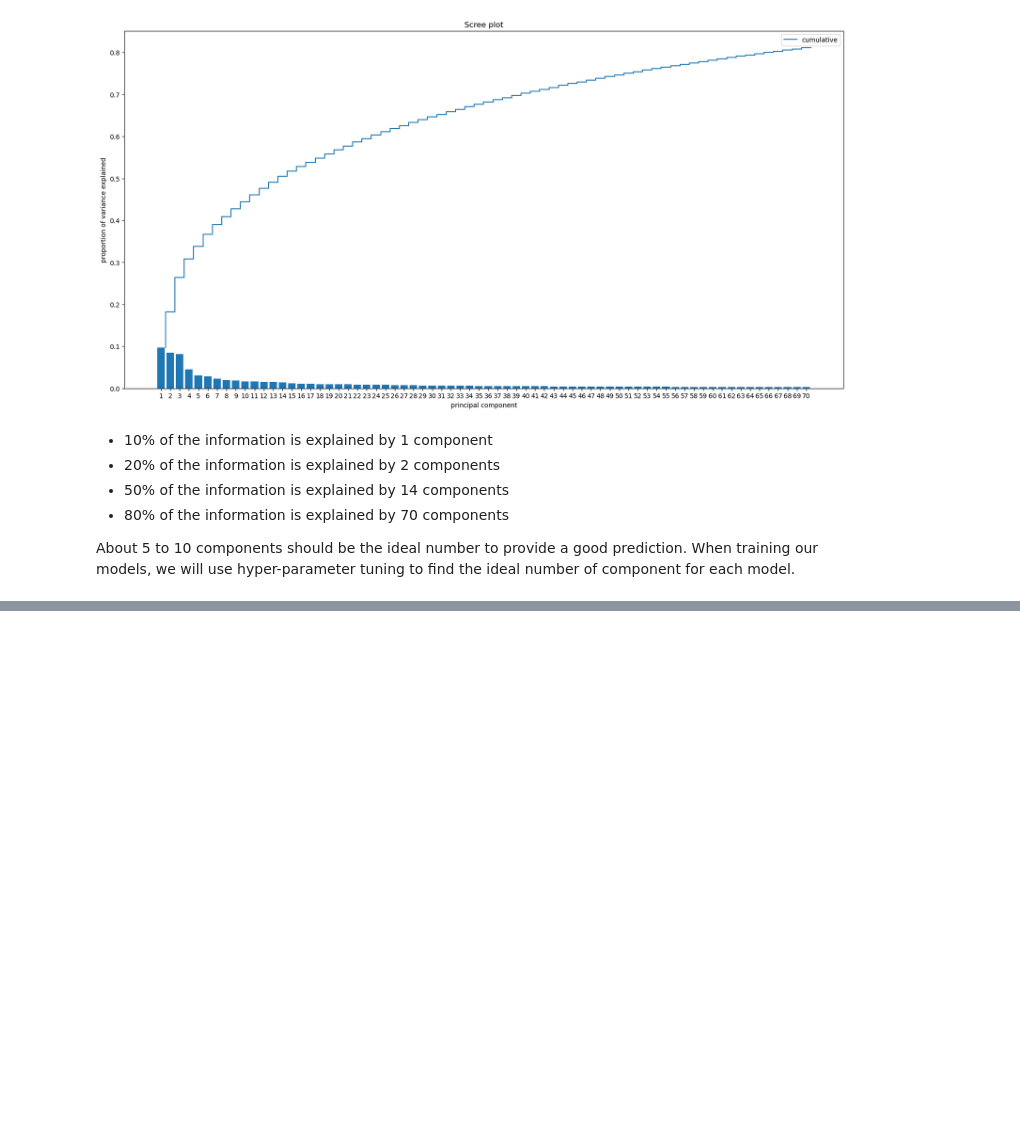
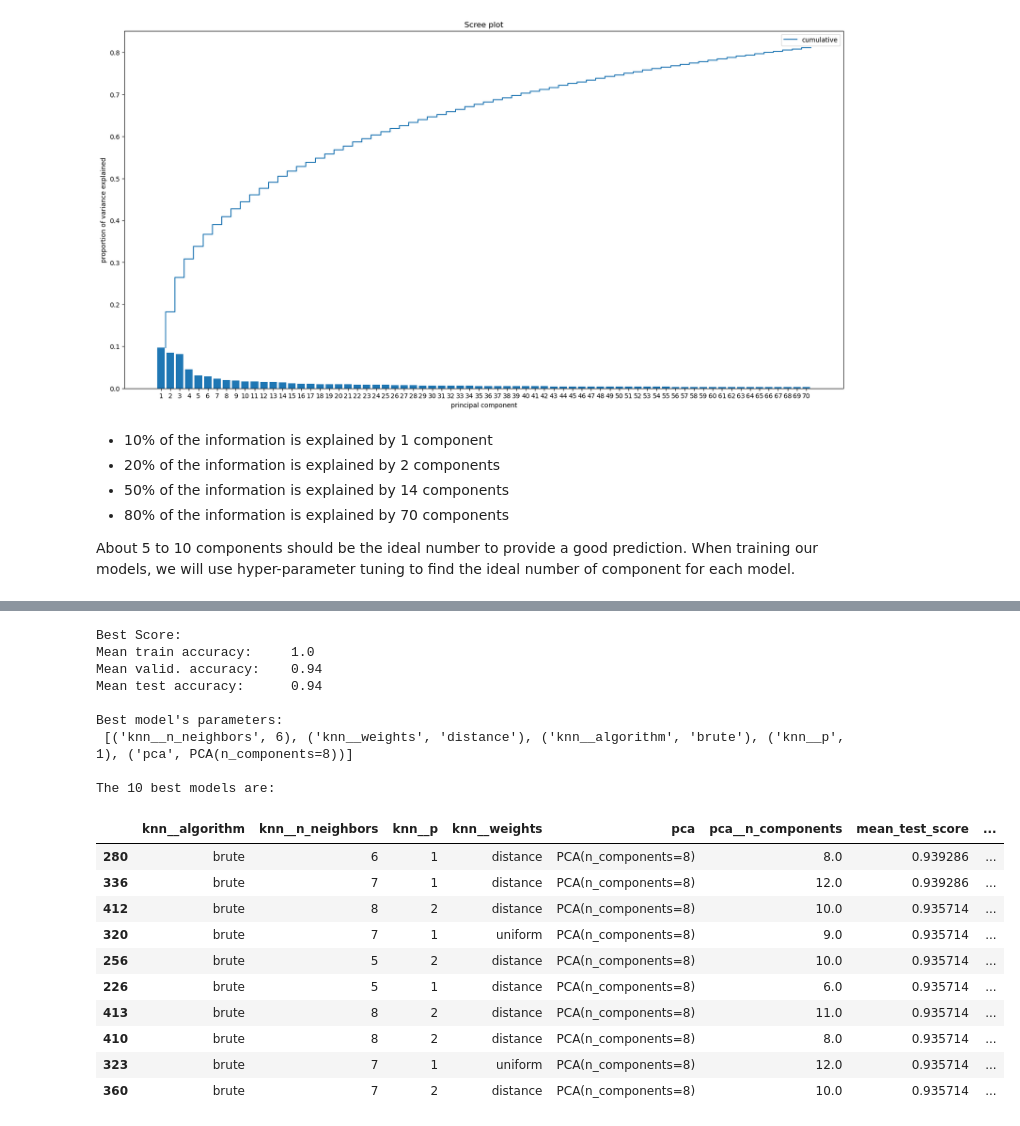
Before and after one commit to FlorianFasmeyer/transfer-learning, a Jupyter notebook: transfer-learning.ipynb, the cells around one changed output, grey strips where cells are left out. Drawn from its saved outputs; the diff is of its cells as text; code cells hidden in the pictures; blank space fills up the shorter version.

```diff
--- a/transfer-learning.ipynb
+++ b/transfer-learning.ipynb
@@ -300,0 +366,36 @@ Clearly, cars, bikes, and motorcycles exhibit distinct feature maps when compare
+# %%
+print(f'''Best Score:
+Mean train accuracy:\t {model.score(X_train_feat, y_train) :.2}
+Mean valid. accuracy:\t {model.score(X_valid_feat, y_valid) :.2}
+Mean test accuracy:\t {model.score(X_test_feat, y_test) :.2}''')
+keys = ['knn__n_neighbors', 'knn__weights', 'knn__algorithm', 'knn__p', 'pca']
+print('\nBest model\'s parameters:\n', [(key, model.best_estimator_.get_params()[key]) for key in keys], '\n')
+
+print('The 10 best models are:')
+gs_results = pd.DataFrame(model.cv_results_['params'])
+gs_results['mean_test_score'] = model.cv_results_['mean_test_score']
+gs_results['mean_train_score'] = model.cv_results_['mean_train_score']
+gs_results['std_test_score'] = model.cv_results_['std_test_score']
+gs_results['std_train_score'] = model.cv_results_['std_train_score']
+gs_results.sort_values('mean_test_score', ascending=False).head(10)
+# %% [output]
+Best Score:
+Mean train accuracy:     1.0
+Mean valid. accuracy:    0.94
+Mean test accuracy:      0.94
+
+Best model's parameters:
+ [('knn__n_neighbors', 6), ('knn__weights', 'distance'), ('knn__algorithm', 'brute'), ('knn__p', 1), ('pca', PCA(n_components=8))]
+
+The 10 best models are:
+|  | knn__algorithm | knn__n_neighbors | knn__p | knn__weights | pca | pca__n_components | mean_test_score | ... |
+| 280 | brute | 6 | 1 | distance | PCA(n_components=8) | 8.0 | 0.939286 | ... |
+| 336 | brute | 7 | 1 | distance | PCA(n_components=8) | 12.0 | 0.939286 | ... |
+| 412 | brute | 8 | 2 | distance | PCA(n_components=8) | 10.0 | 0.935714 | ... |
+| 320 | brute | 7 | 1 | uniform | PCA(n_components=8) | 9.0 | 0.935714 | ... |
+| 256 | brute | 5 | 2 | distance | PCA(n_components=8) | 10.0 | 0.935714 | ... |
+| 226 | brute | 5 | 1 | distance | PCA(n_components=8) | 6.0 | 0.935714 | ... |
+| 413 | brute | 8 | 2 | distance | PCA(n_components=8) | 11.0 | 0.935714 | ... |
+| 410 | brute | 8 | 2 | distance | PCA(n_components=8) | 8.0 | 0.935714 | ... |
+| 323 | brute | 7 | 1 | uniform | PCA(n_components=8) | 12.0 | 0.935714 | ... |
+| 360 | brute | 7 | 2 | distance | PCA(n_components=8) | 10.0 | 0.935714 | ... |
```
Also changed, not shown: parts of 19 cells of this notebook.
